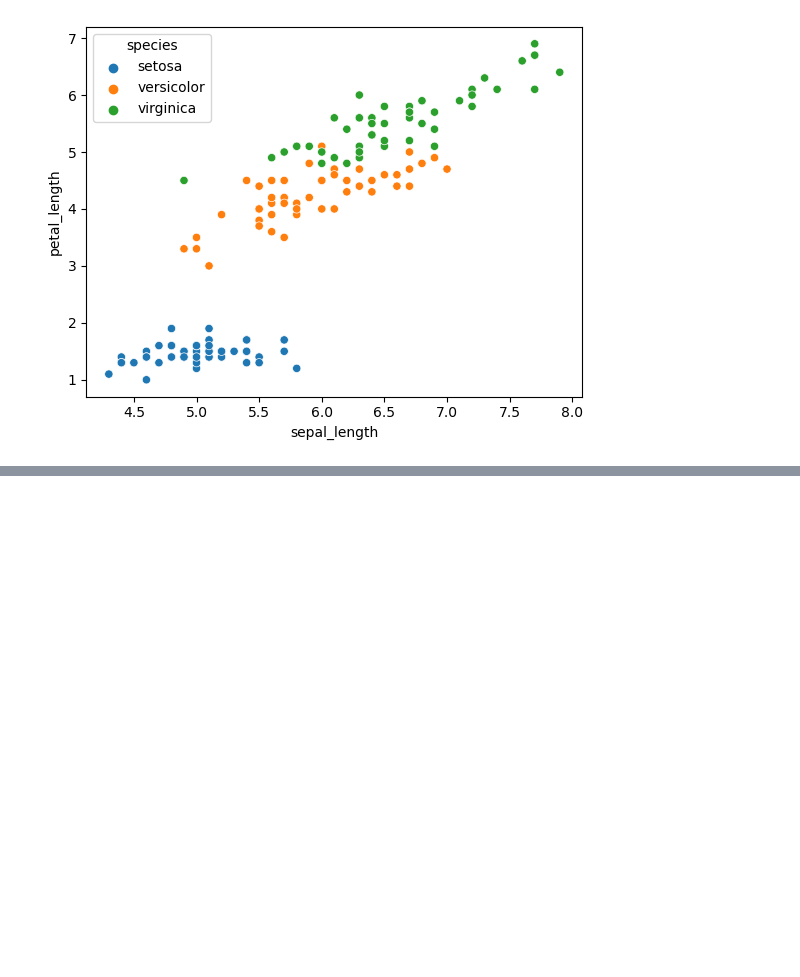
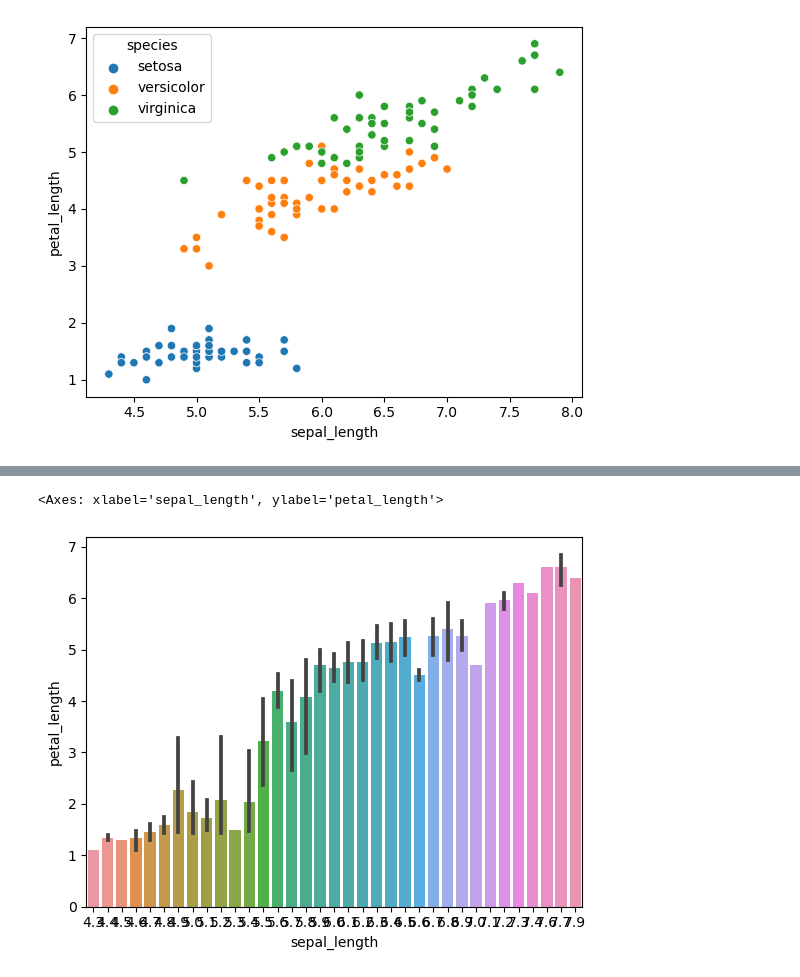
Before and after one commit to data4if/project_math, a Jupyter notebook: statics.ipynb, the cells around one changed output, grey strips where cells are left out. Saved outputs shown, nothing was run; the diff lists cells and outputs as text; code cells hidden in the pictures; blank space fills up the shorter version.

```diff
--- a/statics.ipynb
+++ b/statics.ipynb
@@ -101,0 +107,5 @@ sns.scatterplot(data=irir, x='sepal_length', y='petal_length', hue='species')
+# %%
+sns.barplot(data=irir, x='sepal_length', y='petal_length')
+# %% [output]
+<Axes: xlabel='sepal_length', ylabel='petal_length'>
+[figure, added]
```
Also changed, not shown: parts of 2 cells of this notebook.
